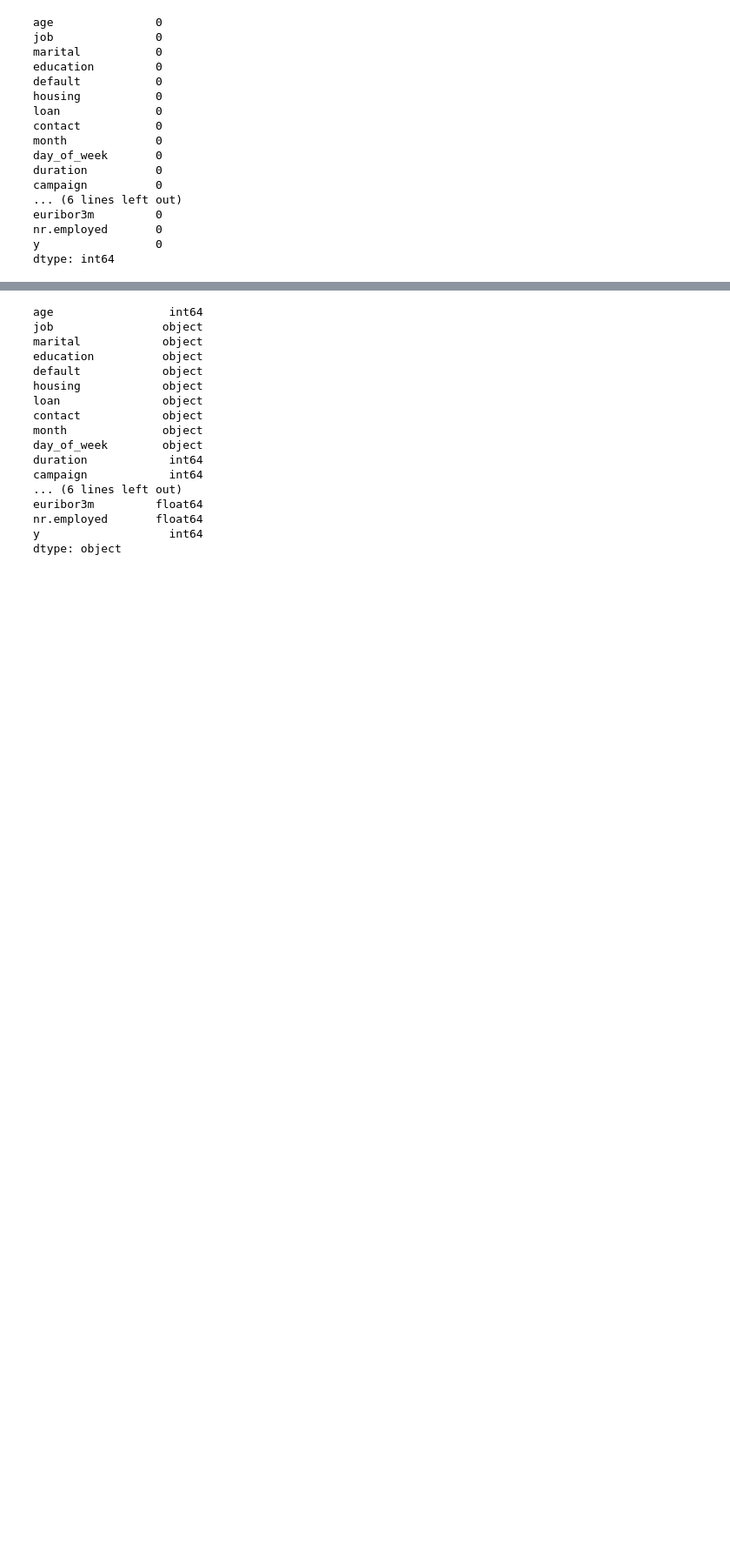
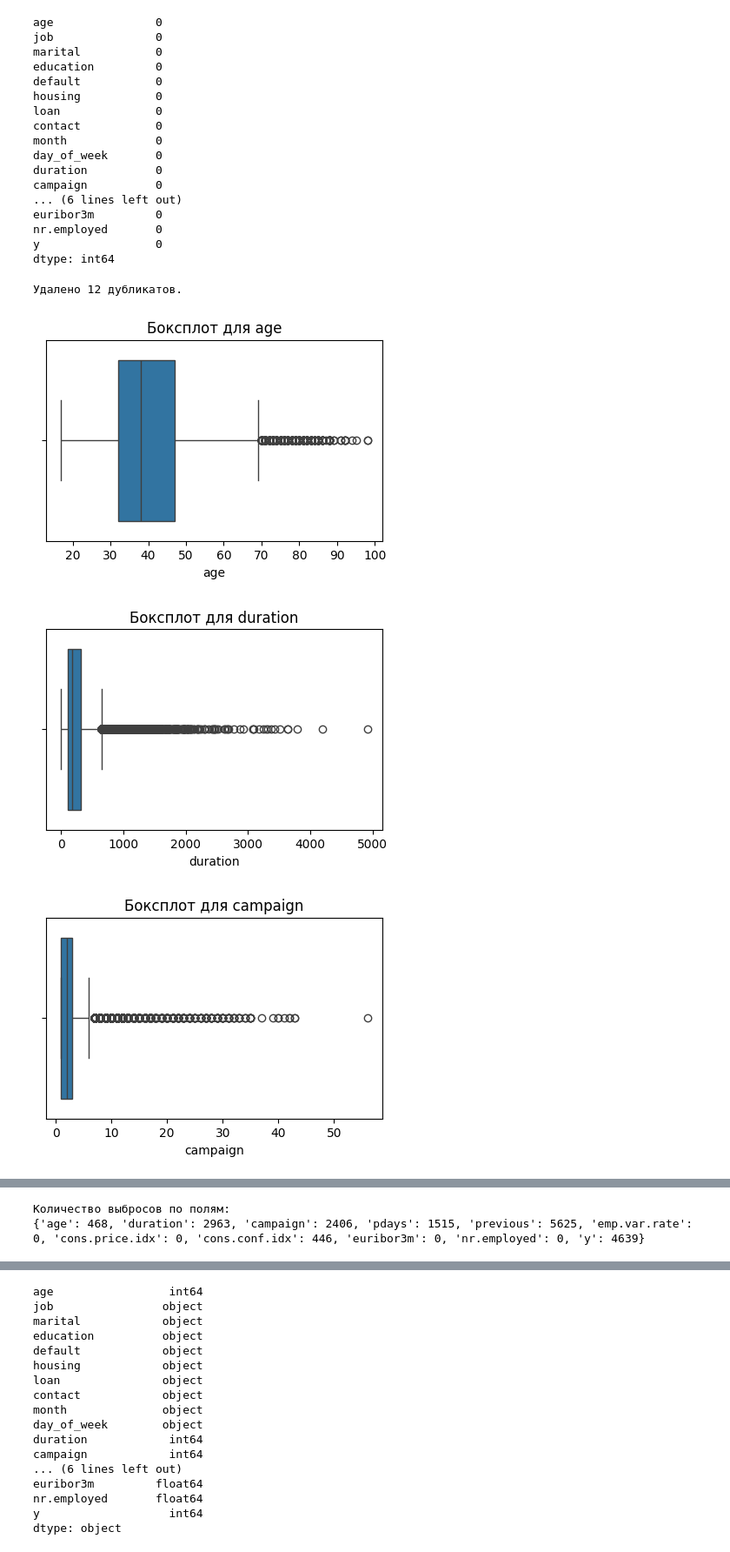
Before and after one commit to Egor1077/Works, a Jupyter notebook: Bank marketing campaign/Analysis.ipynb, the cells around one changed output, grey strips where cells are left out. Shown: that part at 87% size. Cells and saved outputs as stored; diff of their text form; code cells hidden in the pictures; blank space fills up the shorter version.

```diff
--- a/Bank marketing campaign/Analysis.ipynb
+++ b/Bank marketing campaign/Analysis.ipynb
@@ -40,3 +34,44 @@ euribor3m         0
 nr.employed       0
 y                 0
 dtype: int64
+# %%
+def remove_duplicates(df):
+    """Удаление дубликатов"""
+    before = df.shape[0]
+    df = df.drop_duplicates()
+    after = df.shape[0]
+    print(f"Удалено {before - after} дубликатов.")
+    return df
+
+df = remove_duplicates(df)
+# %% [output]
+Удалено 12 дубликатов.
+# %%
+def detect_outliers(df):
+    """Построение боксплотов и подсчет количества выбросов"""
+    numeric_cols = df.select_dtypes(include=[np.number]).columns.tolist()
+    outliers_count = {}
+
+    for col in numeric_cols:
+        Q1 = df[col].quantile(0.25)
+        Q3 = df[col].quantile(0.75)
+        IQR = Q3 - Q1
+        lower_bound = Q1 - 1.5 * IQR
+        upper_bound = Q3 + 1.5 * IQR
+        outliers = df[(df[col] < lower_bound) | (df[col] > upper_bound)]
+        outliers_count[col] = outliers.shape[0]
+
+        plt.figure(figsize=(5, 3))
+        sns.boxplot(x=df[col])
+        plt.title(f'Боксплот для {col}')
+        plt.show()
+
+    print("Количество выбросов по полям:")
+    print(outliers_count)
+    return outliers_count
+
+detect_outliers(df)
+# %% [output]
+[figure, added]
+[figure, added]
+[figure, added]
@@ -42,0 +86,2 @@ dtype: int64
+Количество выбросов по полям:
+{'age': 468, 'duration': 2963, 'campaign': 2406, 'pdays': 1515, 'previous': 5625, 'emp.var.rate': 0, 'cons.price.idx': 0, 'cons.conf.idx': 446, 'euribor3m': 0, 'nr.employed': 0, 'y': 4639}
```
Also changed, not shown: parts of 23 cells of this notebook, 4 other files.
